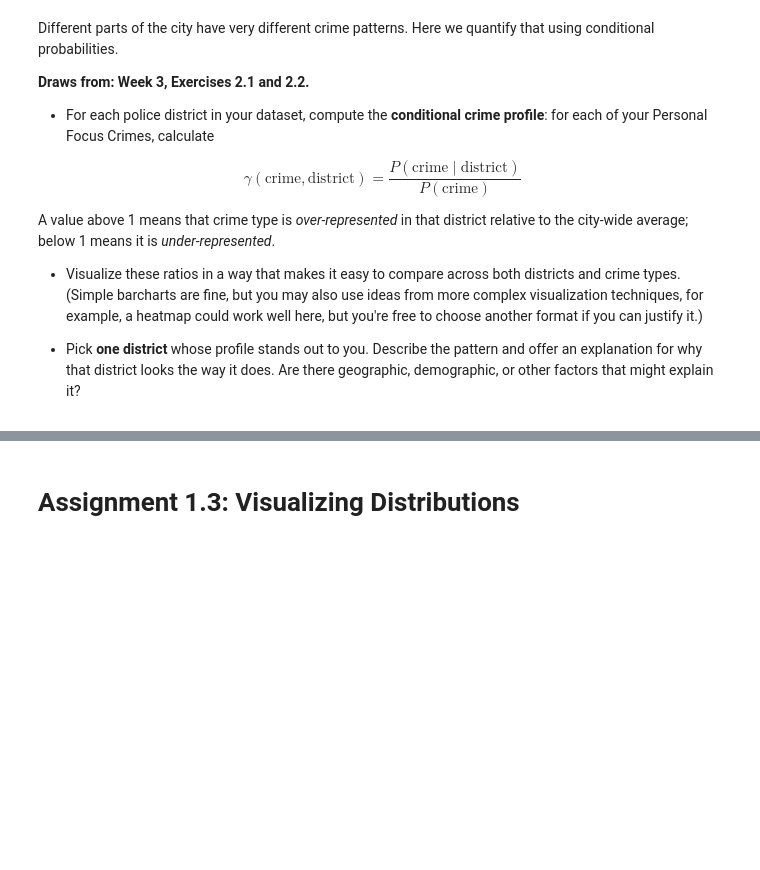
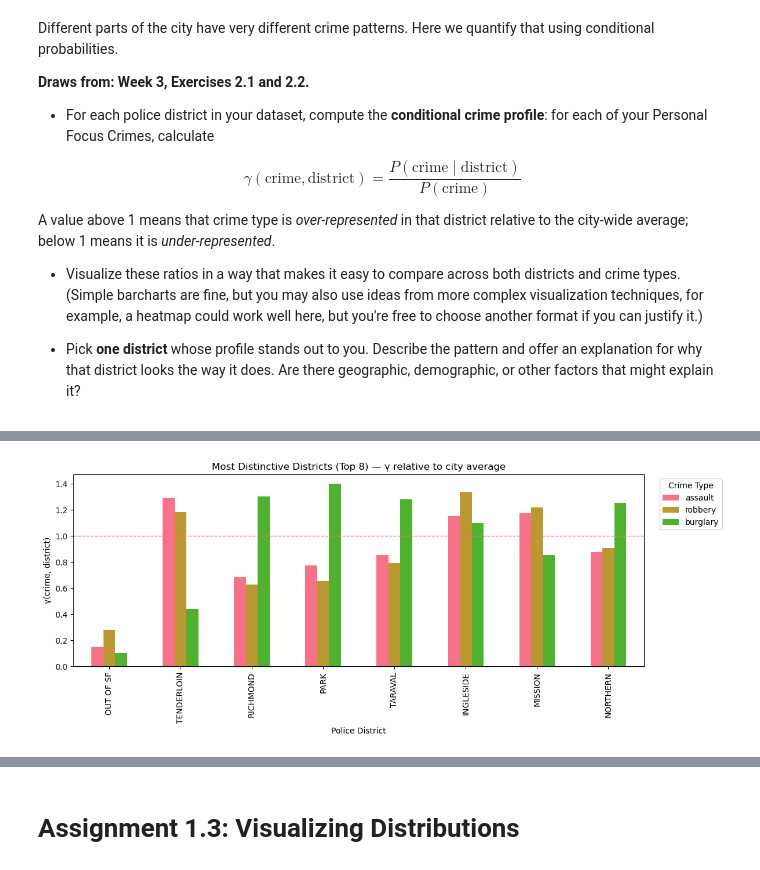
Before and after one commit to michmai/-02806-Social-Data-Analysis-and-Visualization, a Jupyter notebook: Assignment1.ipynb, the cells around one changed output, grey strips where cells are left out. Drawn from its saved outputs; the diff is of its cells as text; code cells hidden in the pictures; blank space fills up the shorter version.

```diff
--- a/Assignment1.ipynb
+++ b/Assignment1.ipynb
@@ -401,0 +243,20 @@ The conditional probability approach effectively quantifies how different parts
+# %%
+eps = 1e-12
+gamma_no_zero = gamma.replace(0, np.nan)
+
+distinctiveness = np.abs(np.log(gamma_no_zero + eps)).mean(axis=1)
+
+top8 = distinctiveness.sort_values(ascending=False).head(8).index
+
+gamma_top8 = gamma.loc[top8]
+
+gamma_top8.plot(kind="bar", figsize=(12, 5))
+plt.axhline(1.0, linestyle="--", linewidth=1)
+plt.title("Most Distinctive Districts (Top 8) — γ relative to city average")
+plt.xlabel("Police District")
+plt.ylabel("γ(crime, district)")
+plt.legend(title="Crime Type", bbox_to_anchor=(1.02, 1), loc="upper left")
+plt.tight_layout()
+plt.show()
+# %% [output]
+[figure, added]
```
Also changed, not shown: parts of 17 cells of this notebook.
